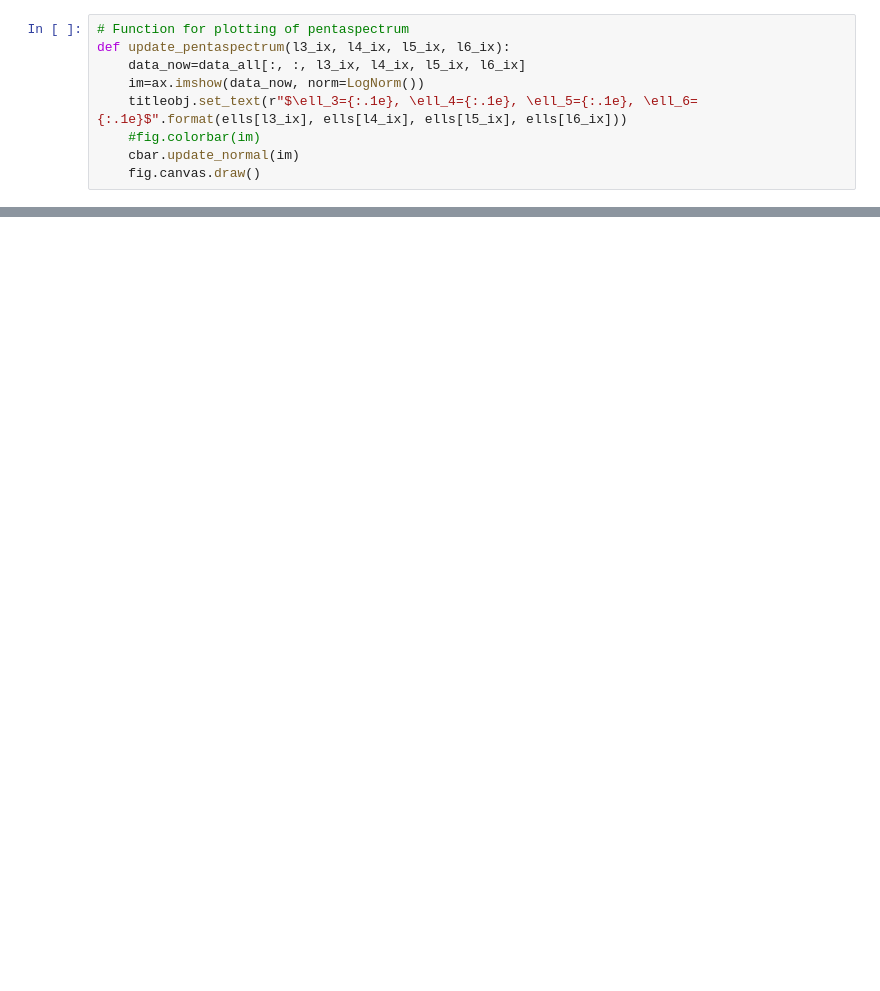
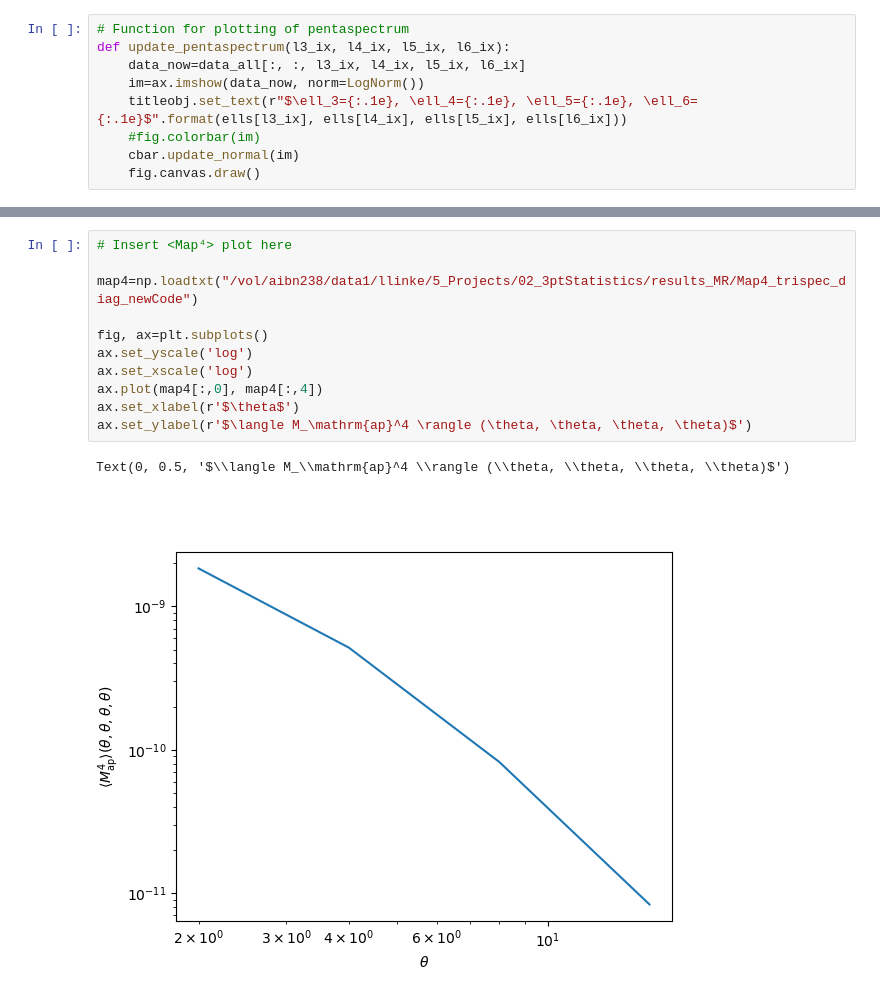
Before and after one commit to sheydenreich/threepoint, a Jupyter notebook: python_scripts/plotPolyspectra.ipynb, the cells around one changed output, grey strips where cells are left out. Cells and saved outputs as stored; diff of their text form; blank space fills up the shorter version.

```diff
--- a/python_scripts/plotPolyspectra.ipynb
+++ b/python_scripts/plotPolyspectra.ipynb
@@ -158,0 +80,14 @@ interactive(children=(IntSlider(value=2, description='l3_ix', max=4), IntSlider(
+# %%
+# Insert <Map⁴> plot here
+
+map4=np.loadtxt("/vol/aibn238/data1/llinke/5_Projects/02_3ptStatistics/results_MR/Map4_trispec_diag_newCode")
+
+fig, ax=plt.subplots()
+ax.set_yscale('log')
+ax.set_xscale('log')
+ax.plot(map4[:,0], map4[:,4])
+ax.set_xlabel(r'$\theta$')
+ax.set_ylabel(r'$\langle M_\mathrm{ap}^4 \rangle (\theta, \theta, \theta, \theta)$')
+# %% [output]
+Text(0, 0.5, '$\\langle M_\\mathrm{ap}^4 \\rangle (\\theta, \\theta, \\theta, \\theta)$')
+[figure, added]
```
Also changed, not shown: parts of 21 cells of this notebook.
